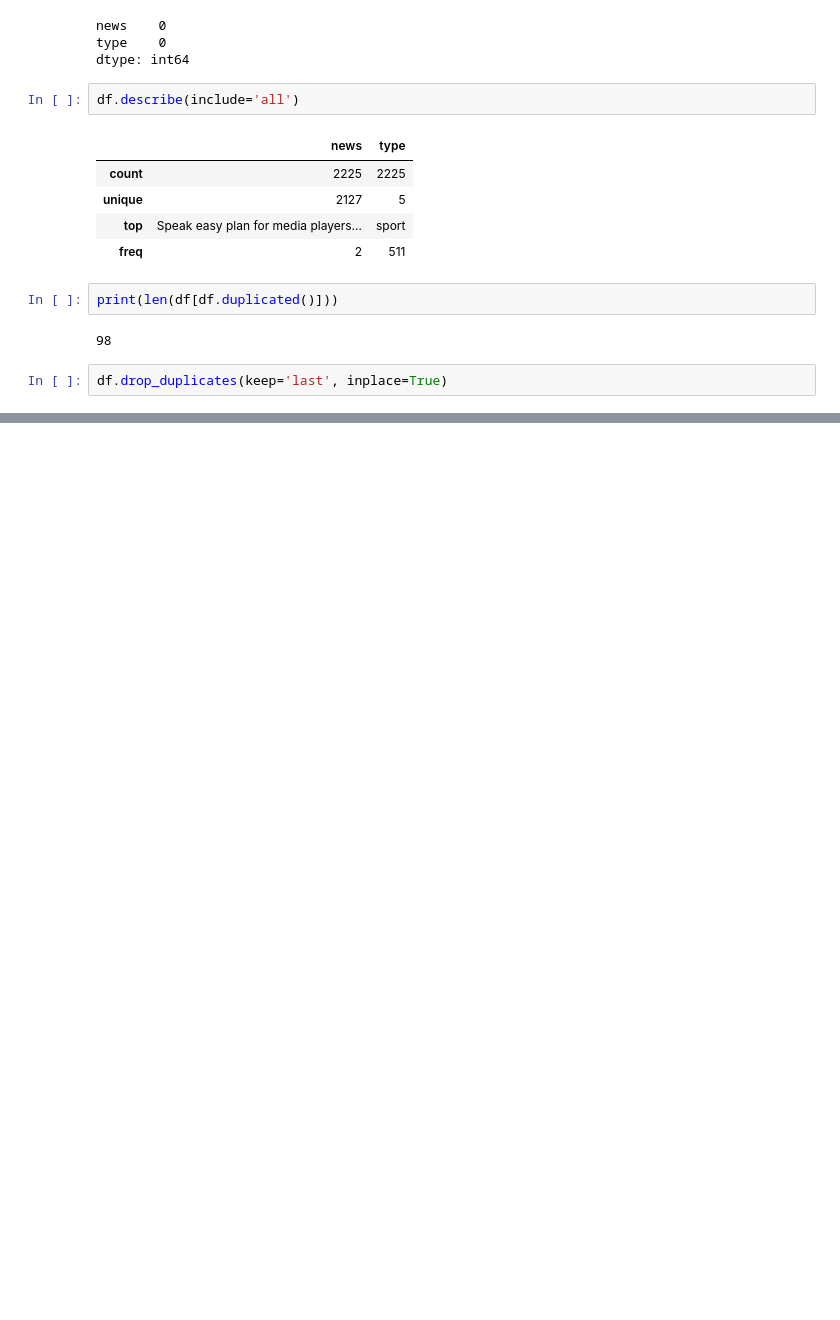
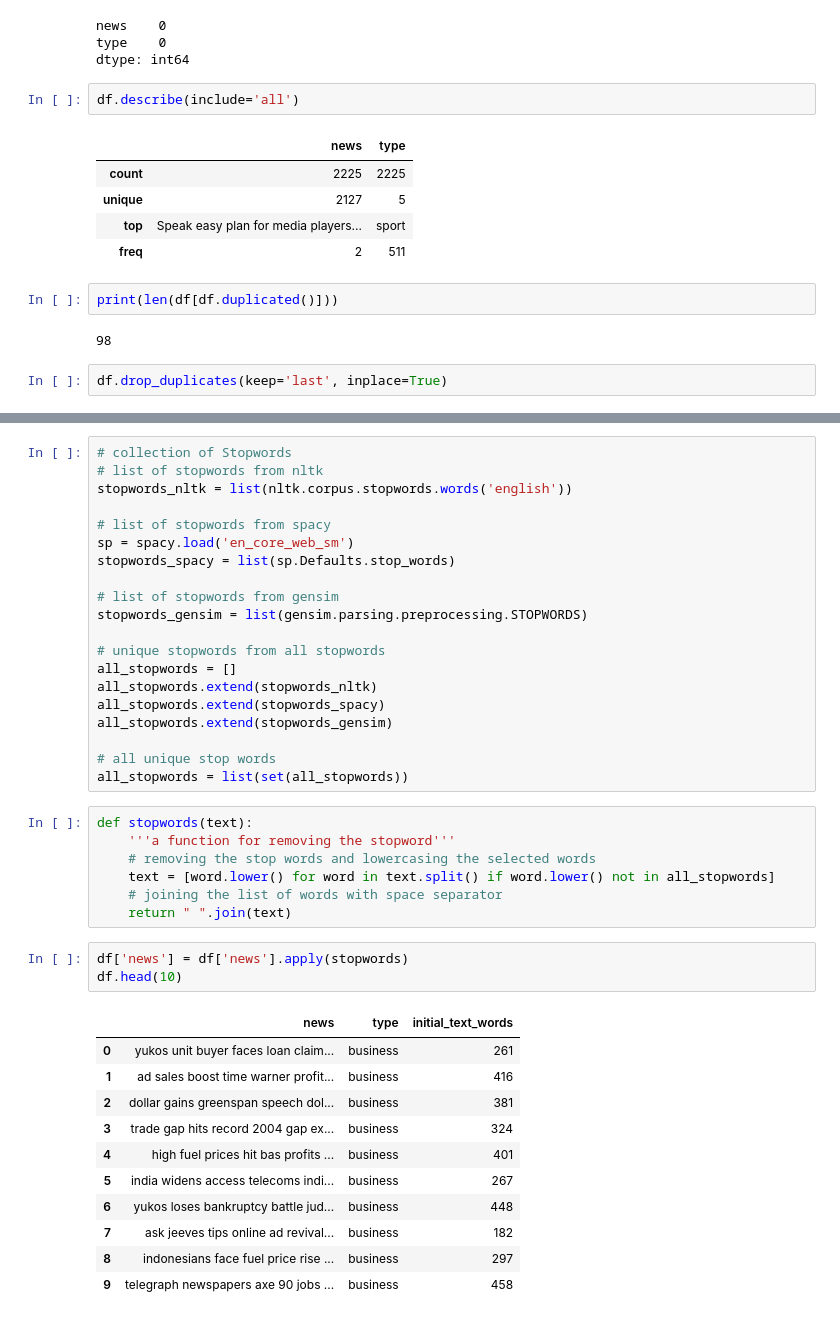
Before and after one commit to aloksingh43/Topic_Modeling_on_BBC_News_Articles, a Jupyter notebook: Topic_Modeling_on_BBC_News_Articles.ipynb, the cells around one changed output, grey strips where cells are left out. Saved outputs shown, nothing was run; the diff lists cells and outputs as text; blank space fills up the shorter version.

```diff
--- a/Topic_Modeling_on_BBC_News_Articles.ipynb
+++ b/Topic_Modeling_on_BBC_News_Articles.ipynb
@@ -106,0 +183,42 @@ df.drop_duplicates(keep='last', inplace=True)
+# %%
+# collection of Stopwords
+# list of stopwords from nltk
+stopwords_nltk = list(nltk.corpus.stopwords.words('english'))
+
+# list of stopwords from spacy
+sp = spacy.load('en_core_web_sm')
+stopwords_spacy = list(sp.Defaults.stop_words)
+
+# list of stopwords from gensim
+stopwords_gensim = list(gensim.parsing.preprocessing.STOPWORDS)
+
+# unique stopwords from all stopwords
+all_stopwords = []
+all_stopwords.extend(stopwords_nltk)
+all_stopwords.extend(stopwords_spacy)
+all_stopwords.extend(stopwords_gensim)
+
+# all unique stop words
+all_stopwords = list(set(all_stopwords))
+# %%
+def stopwords(text):
+    '''a function for removing the stopword'''
+    # removing the stop words and lowercasing the selected words
+    text = [word.lower() for word in text.split() if word.lower() not in all_stopwords]
+    # joining the list of words with space separator
+    return " ".join(text)
+# %%
+df['news'] = df['news'].apply(stopwords)
+df.head(10)
+# %% [output]
+|  | news | type | initial_text_words |
+| 0 | yukos unit buyer faces loan claim... | business | 261 |
+| 1 | ad sales boost time warner profit... | business | 416 |
+| 2 | dollar gains greenspan speech dol... | business | 381 |
+| 3 | trade gap hits record 2004 gap ex... | business | 324 |
+| 4 | high fuel prices hit bas profits ... | business | 401 |
+| 5 | india widens access telecoms indi... | business | 267 |
+| 6 | yukos loses bankruptcy battle jud... | business | 448 |
+| 7 | ask jeeves tips online ad revival... | business | 182 |
+| 8 | indonesians face fuel price rise ... | business | 297 |
+| 9 | telegraph newspapers axe 90 jobs ... | business | 458 |
```
Also changed, not shown: parts of 10 cells of this notebook.
